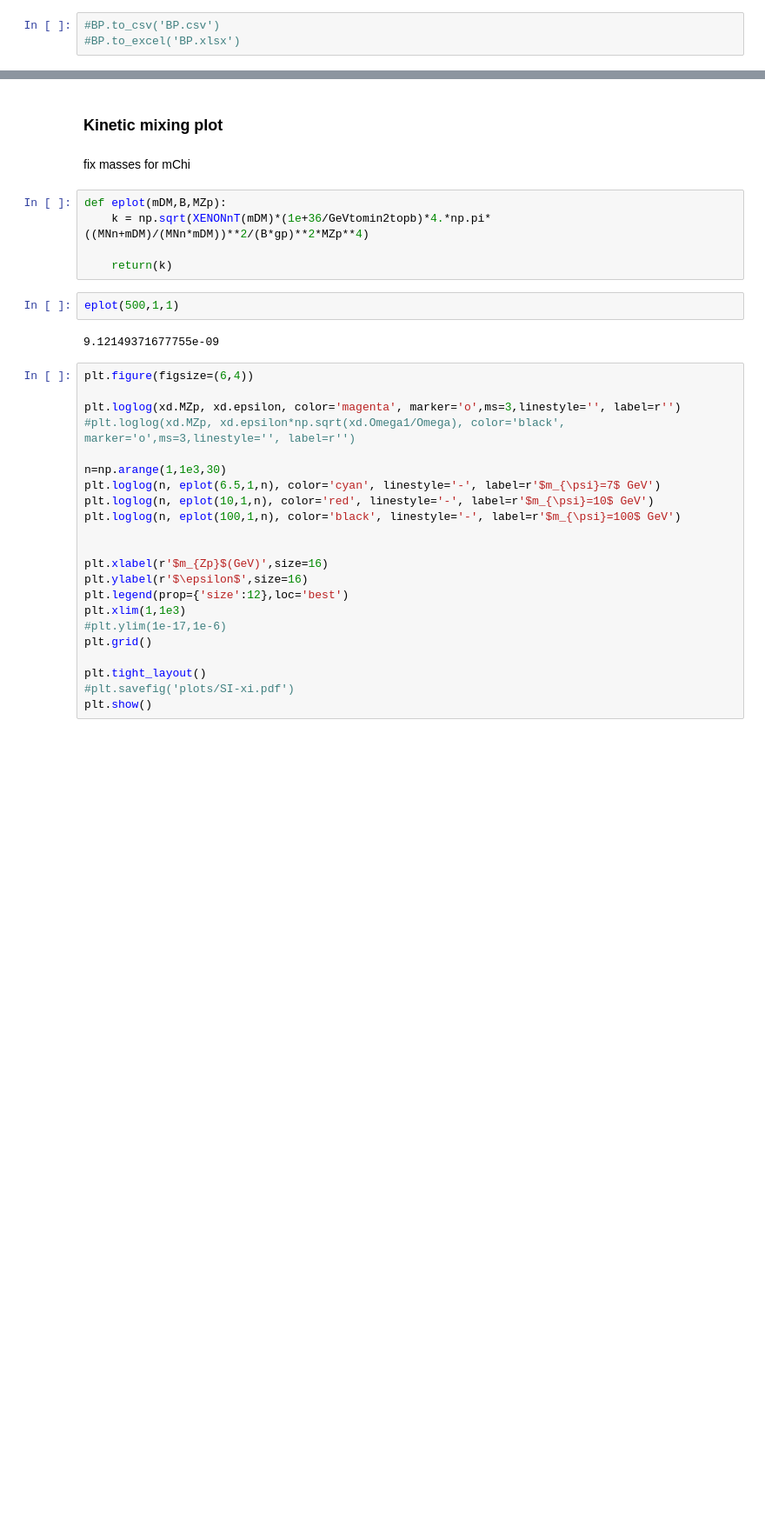
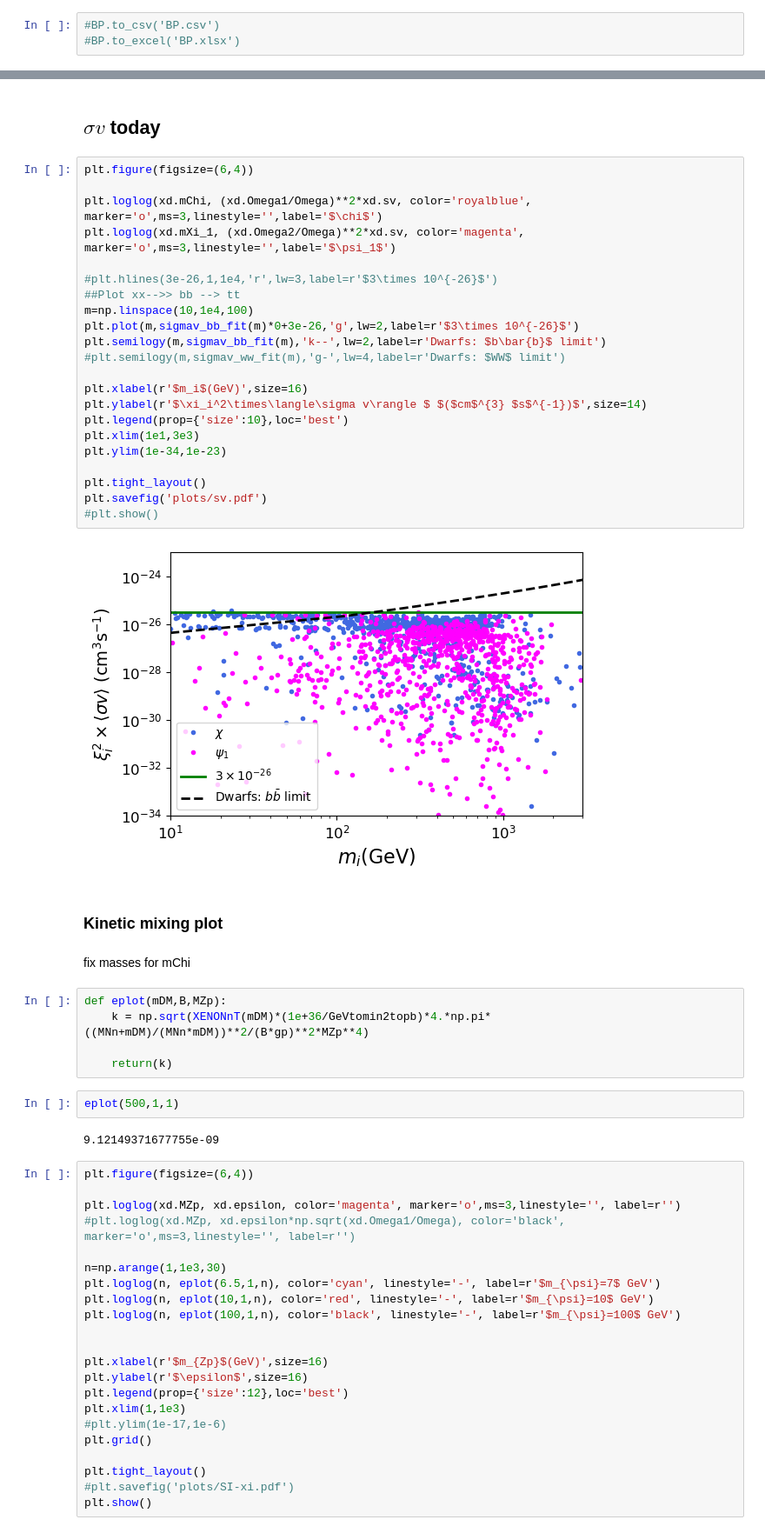
Before and after one commit to davidsuarezr/MDEO, a Jupyter notebook: random-scan-DM.ipynb, the cells around one changed output, grey strips where cells are left out. Shown at 87% size. Cells and saved outputs as stored; diff of their text form; blank space fills up the shorter version.

```diff
--- a/random-scan-DM.ipynb
+++ b/random-scan-DM.ipynb
@@ -392,3 +406,29 @@ plt.tight_layout()
+# %% [markdown]
+## $\sigma v$ today
+# %%
+plt.figure(figsize=(6,4))
+
+plt.loglog(xd.mChi, (xd.Omega1/Omega)**2*xd.sv, color='royalblue', marker='o',ms=3,linestyle='',label='$\chi$')
+plt.loglog(xd.mXi_1, (xd.Omega2/Omega)**2*xd.sv, color='magenta', marker='o',ms=3,linestyle='',label='$\psi_1$')
+
+#plt.hlines(3e-26,1,1e4,'r',lw=3,label=r'$3\times 10^{-26}$')
+##Plot xx-->> bb --> tt
+m=np.linspace(10,1e4,100)
+plt.plot(m,sigmav_bb_fit(m)*0+3e-26,'g',lw=2,label=r'$3\times 10^{-26}$')
+plt.semilogy(m,sigmav_bb_fit(m),'k--',lw=2,label=r'Dwarfs: $b\bar{b}$ limit')
+#plt.semilogy(m,sigmav_ww_fit(m),'g-',lw=4,label=r'Dwarfs: $WW$ limit')
+
+plt.xlabel(r'$m_i$(GeV)',size=16)
+plt.ylabel(r'$\xi_i^2\times\langle\sigma v\rangle $ $($cm$^{3} $s$^{-1})$',size=14)
+plt.legend(prop={'size':10},loc='best')
+plt.xlim(1e1,3e3)
+plt.ylim(1e-34,1e-23)
+
+plt.tight_layout()
+plt.savefig('plots/sv.pdf')
+#plt.show()
+# %% [output]
+[figure, added]
 # %% [markdown]
 ### Kinetic mixing plot
 # %% [markdown]
```
Also changed, not shown: parts of 29 cells of this notebook, 3 other files.
